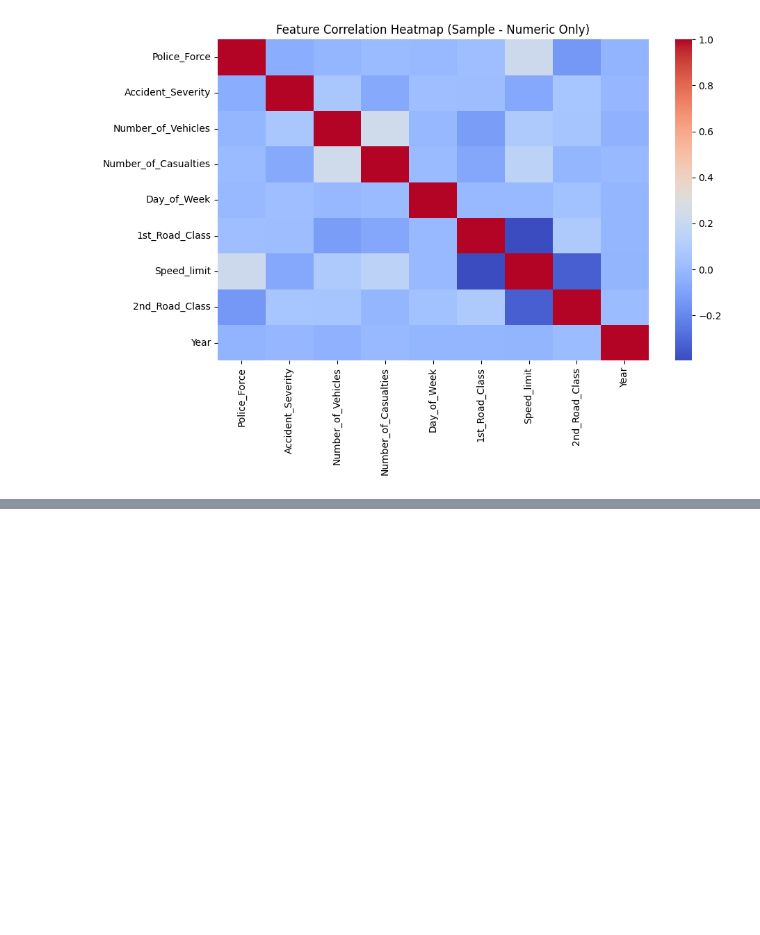
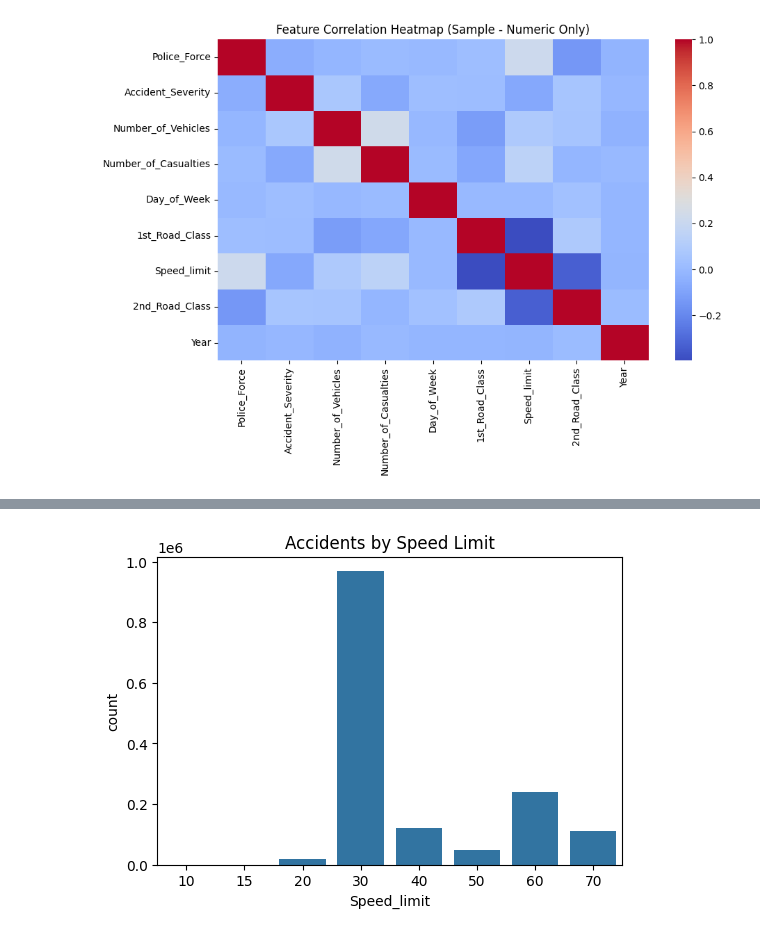
Before and after one commit to jhansi-jjs/road-accident-ml-project, a Jupyter notebook: notebooks/eda.ipynb, the cells around one changed output, grey strips where cells are left out. Saved outputs shown, nothing was run; the diff lists cells and outputs as text; code cells hidden in the pictures; blank space fills up the shorter version.

```diff
--- a/notebooks/eda.ipynb
+++ b/notebooks/eda.ipynb
@@ -225,0 +247,10 @@ plt.show()
+# %%
+plt.figure(figsize=(6,4))
+sns.countplot(x="Speed_limit", data=df)
+
+plt.title("Accidents by Speed Limit")
+
+plt.savefig("../results/eda/speed_limit.png")
+plt.show()
+# %% [output]
+[figure, added]
```
Also changed, not shown: parts of 4 cells of this notebook, 5 other files.
